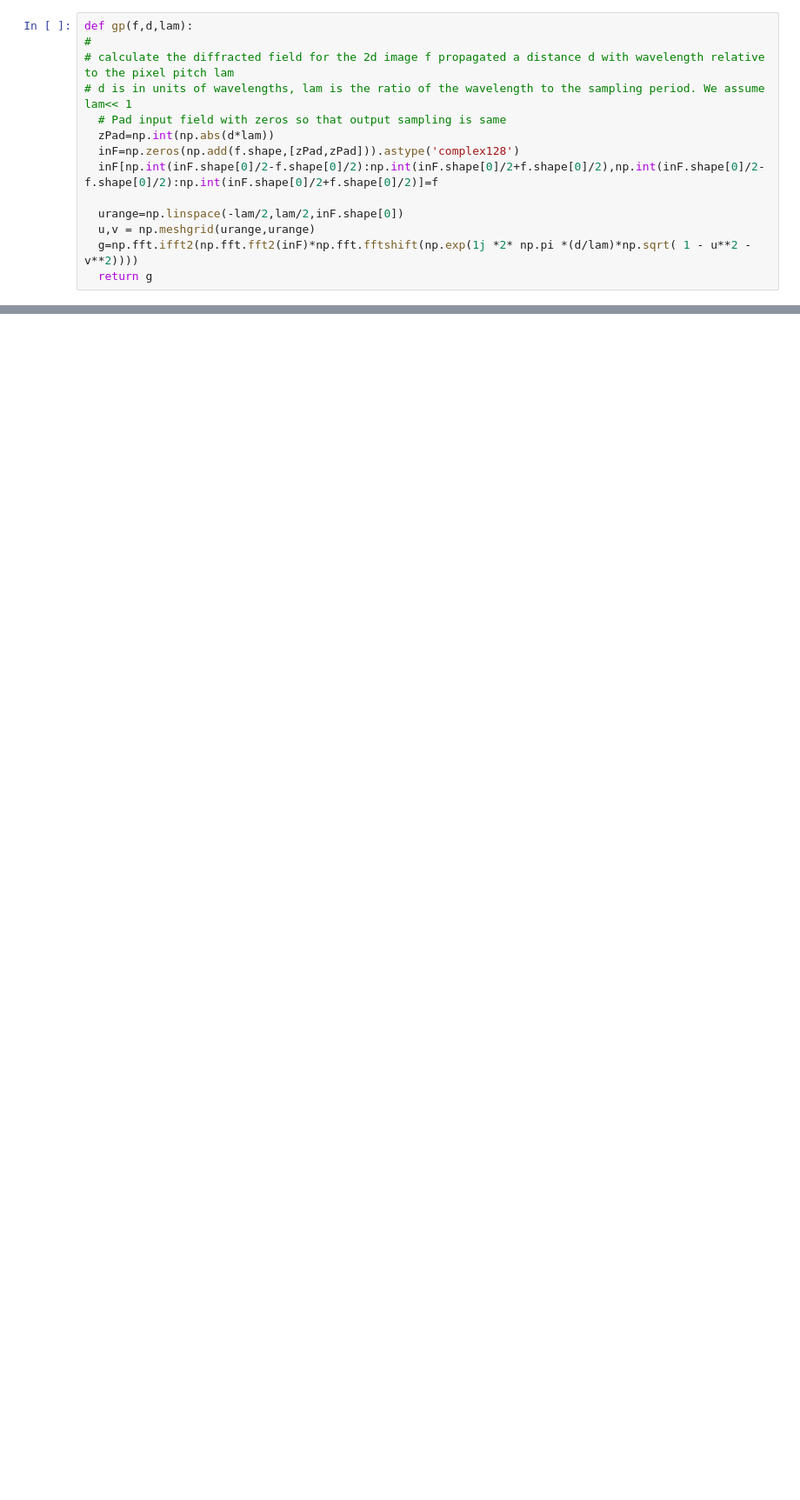
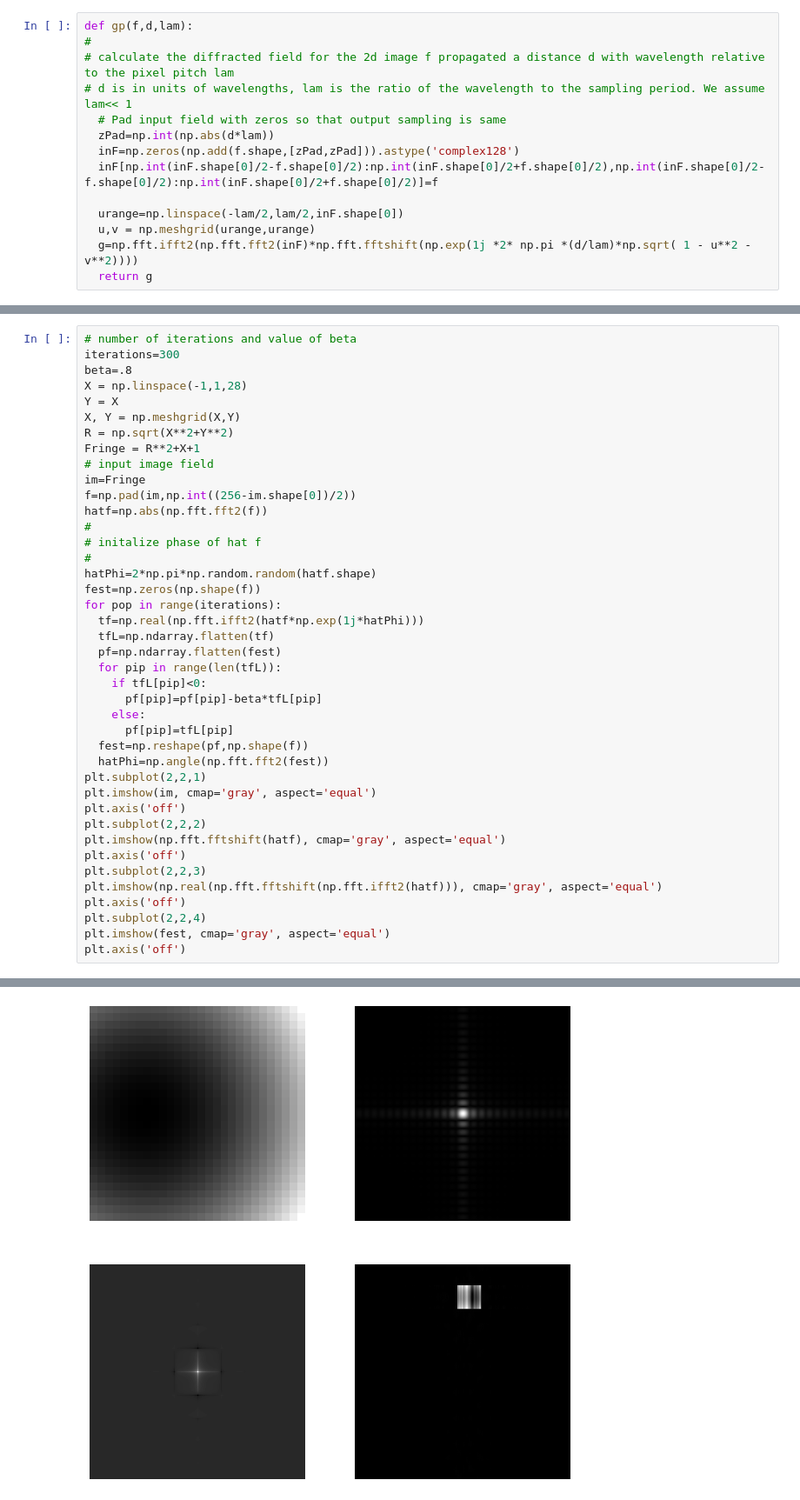
Before and after one commit to jdberkson/OPTI-556-Computational-Imaging, a Jupyter notebook: Homework4_JoelB.ipynb, the cells around one changed output, grey strips where cells are left out. Shown at 87% size. Saved outputs shown, nothing was run; the diff lists cells and outputs as text; blank space fills up the shorter version.

```diff
--- a/Homework4_JoelB.ipynb
+++ b/Homework4_JoelB.ipynb
@@ -447,0 +544,42 @@ ax.get_yaxis().set_visible(False)
+# %%
+# number of iterations and value of beta
+iterations=300
+beta=.8
+X = np.linspace(-1,1,28)
+Y = X
+X, Y = np.meshgrid(X,Y)
+R = np.sqrt(X**2+Y**2)
+Fringe = R**2+X+1
+# input image field
+im=Fringe
+f=np.pad(im,np.int((256-im.shape[0])/2))
+hatf=np.abs(np.fft.fft2(f))
+#
+# initalize phase of hat f
+#
+hatPhi=2*np.pi*np.random.random(hatf.shape)
+fest=np.zeros(np.shape(f))
+for pop in range(iterations):
+  tf=np.real(np.fft.ifft2(hatf*np.exp(1j*hatPhi)))
+  tfL=np.ndarray.flatten(tf)
+  pf=np.ndarray.flatten(fest)
+  for pip in range(len(tfL)):
+    if tfL[pip]<0:
+      pf[pip]=pf[pip]-beta*tfL[pip]
+    else:
+      pf[pip]=tfL[pip]
+  fest=np.reshape(pf,np.shape(f))
+  hatPhi=np.angle(np.fft.fft2(fest))
+plt.subplot(2,2,1)
+plt.imshow(im, cmap='gray', aspect='equal')
+plt.axis('off')
+plt.subplot(2,2,2)
+plt.imshow(np.fft.fftshift(hatf), cmap='gray', aspect='equal')
+plt.axis('off')
+plt.subplot(2,2,3)
+plt.imshow(np.real(np.fft.fftshift(np.fft.ifft2(hatf))), cmap='gray', aspect='equal')
+plt.axis('off')
+plt.subplot(2,2,4)
+plt.imshow(fest, cmap='gray', aspect='equal')
+plt.axis('off')
+# %% [output]
@@ -447,0 +587 @@ ax.get_yaxis().set_visible(False)
+[figure, added]
```
Also changed, not shown: parts of 23 cells of this notebook.
